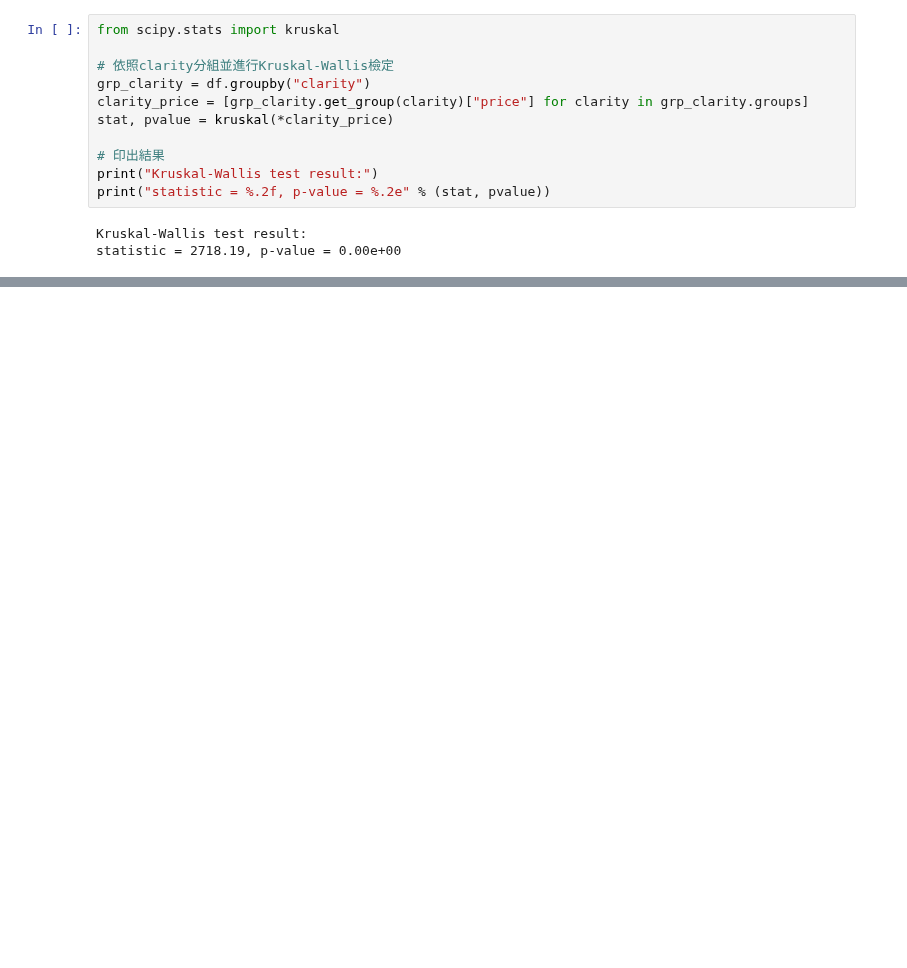
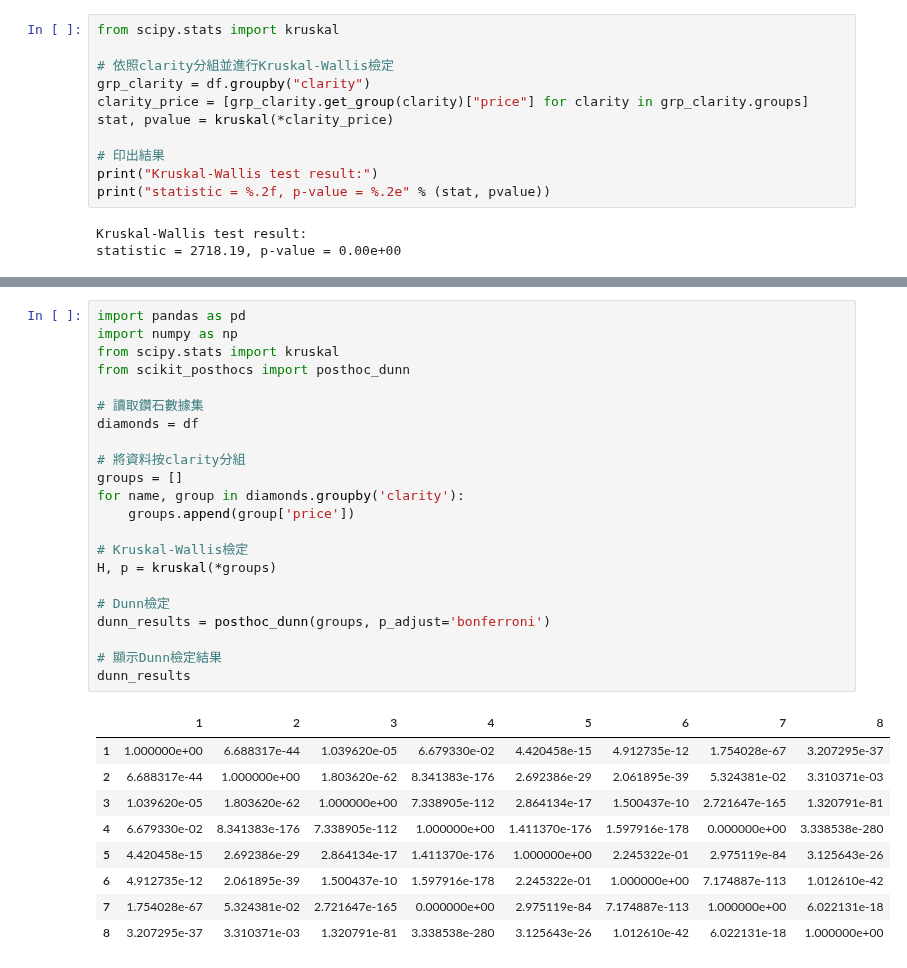
Before and after one commit to whats2000/coding-stuff-I-make-from-learning, a Jupyter notebook: Pythons/others/Team Project/project.ipynb, the cells around one changed output, grey strips where cells are left out. Cells and saved outputs as stored; diff of their text form; blank space fills up the shorter version.

```diff
--- a/Pythons/others/Team Project/project.ipynb
+++ b/Pythons/others/Team Project/project.ipynb
@@ -221,0 +222,32 @@ plt.show()
+# %%
+import pandas as pd
+import numpy as np
+from scipy.stats import kruskal
+from scikit_posthocs import posthoc_dunn
+
+# 讀取鑽石數據集
+diamonds = df
+
+# 將資料按clarity分組
+groups = []
+for name, group in diamonds.groupby('clarity'):
+    groups.append(group['price'])
+
+# Kruskal-Wallis檢定
+H, p = kruskal(*groups)
+
+# Dunn檢定
+dunn_results = posthoc_dunn(groups, p_adjust='bonferroni')
+
+# 顯示Dunn檢定結果
+dunn_results
+# %% [output]
+|  | 1 | 2 | 3 | 4 | 5 | 6 | 7 | 8 |
+| 1 | 1.000000e+00 | 6.688317e-44 | 1.039620e-05 | 6.679330e-02 | 4.420458e-15 | 4.912735e-12 | 1.754028e-67 | 3.207295e-37 |
+| 2 | 6.688317e-44 | 1.000000e+00 | 1.803620e-62 | 8.341383e-176 | 2.692386e-29 | 2.061895e-39 | 5.324381e-02 | 3.310371e-03 |
+| 3 | 1.039620e-05 | 1.803620e-62 | 1.000000e+00 | 7.338905e-112 | 2.864134e-17 | 1.500437e-10 | 2.721647e-165 | 1.320791e-81 |
+| 4 | 6.679330e-02 | 8.341383e-176 | 7.338905e-112 | 1.000000e+00 | 1.411370e-176 | 1.597916e-178 | 0.000000e+00 | 3.338538e-280 |
+| 5 | 4.420458e-15 | 2.692386e-29 | 2.864134e-17 | 1.411370e-176 | 1.000000e+00 | 2.245322e-01 | 2.975119e-84 | 3.125643e-26 |
+| 6 | 4.912735e-12 | 2.061895e-39 | 1.500437e-10 | 1.597916e-178 | 2.245322e-01 | 1.000000e+00 | 7.174887e-113 | 1.012610e-42 |
+| 7 | 1.754028e-67 | 5.324381e-02 | 2.721647e-165 | 0.000000e+00 | 2.975119e-84 | 7.174887e-113 | 1.000000e+00 | 6.022131e-18 |
+| 8 | 3.207295e-37 | 3.310371e-03 | 1.320791e-81 | 3.338538e-280 | 3.125643e-26 | 1.012610e-42 | 6.022131e-18 | 1.000000e+00 |
```
Also changed, not shown: parts of 6 cells of this notebook.
